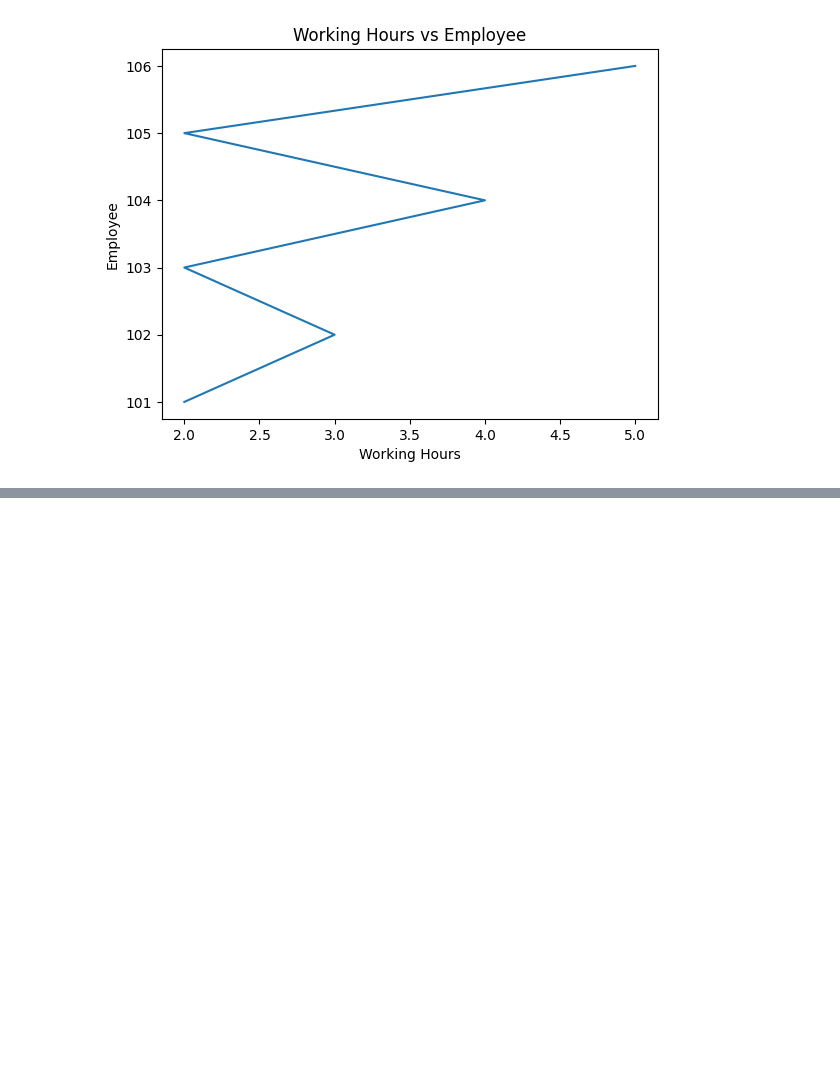
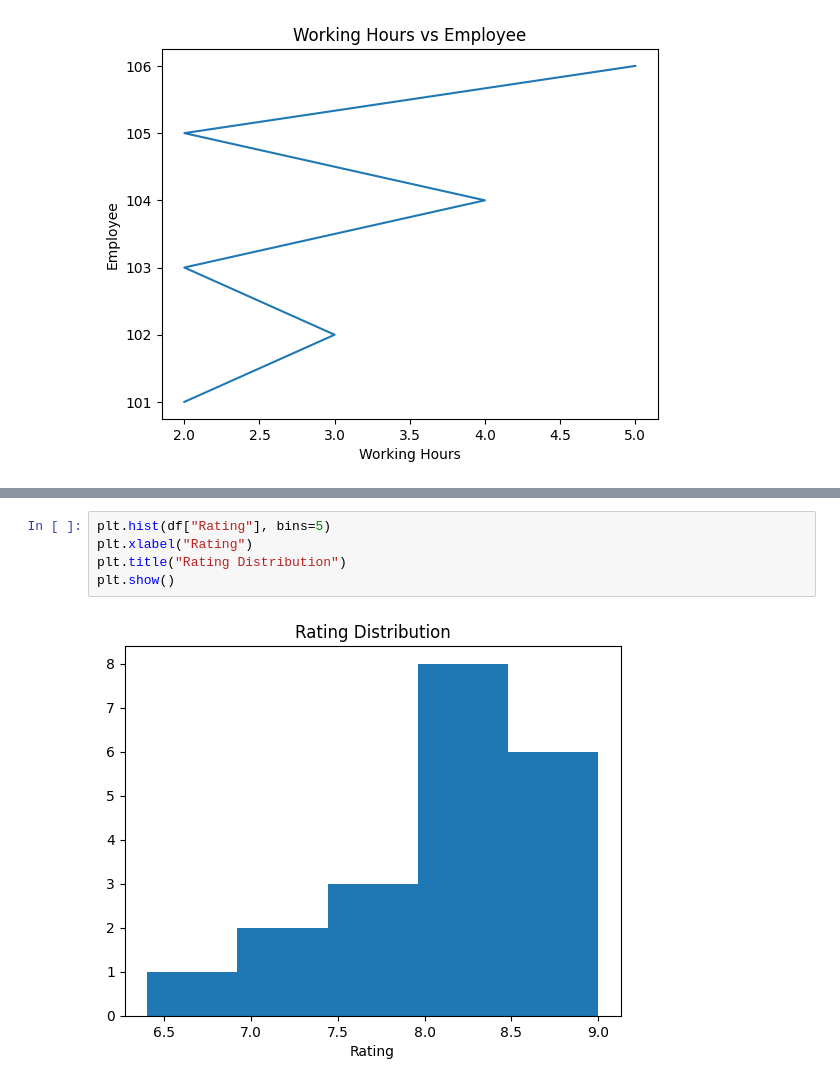
Before and after one commit to Mrunali2021/Thirdproject, a Jupyter notebook: Project.ipynb, the cells around one changed output, grey strips where cells are left out. Drawn from its saved outputs; the diff is of its cells as text; blank space fills up the shorter version.

```diff
--- a/Project.ipynb
+++ b/Project.ipynb
@@ -437,0 +408,7 @@ plt.show()
+# %%
+plt.hist(df["Rating"], bins=5)
+plt.xlabel("Rating")
+plt.title("Rating Distribution")
+plt.show()
+# %% [output]
+[figure, added]
```
Also changed, not shown: parts of 22 cells of this notebook, 1 other file.
